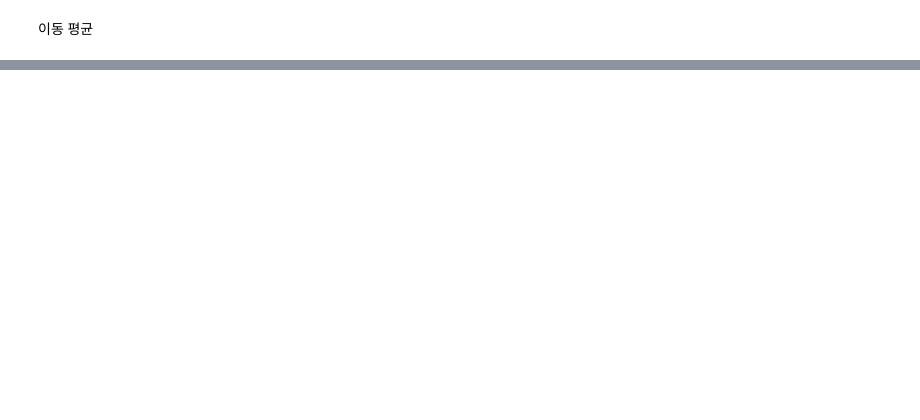
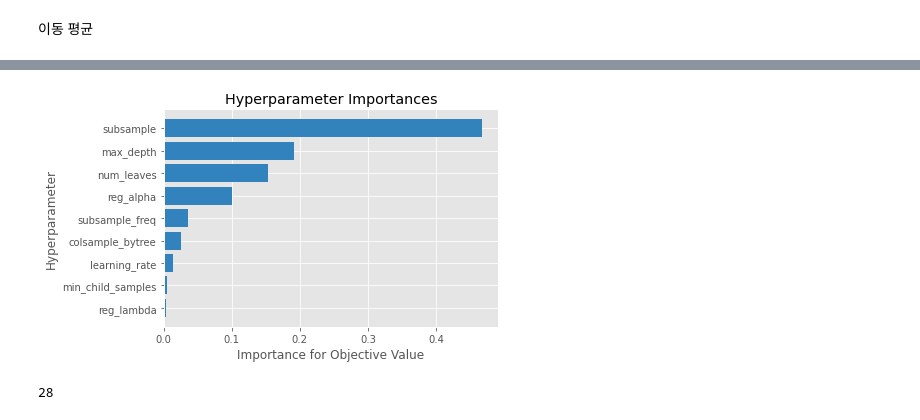
Before and after one commit to pobredward/jeju-speciality-price-prediction, a Jupyter notebook: code.ipynb, the cells around one changed output, grey strips where cells are left out. Cells and saved outputs as stored; diff of their text form; code cells hidden in the pictures; blank space fills up the shorter version.

```diff
--- a/code.ipynb
+++ b/code.ipynb
@@ -211,0 +228,8 @@ def lgb_objective(trial: Trial) -> float:
+# %%
+optuna.visualization.matplotlib.plot_param_importances(lgb_study);
+# %% [output]
+[figure, added]
+# %%
+len(val_dataset)
+# %% [output]
+28
```
Also changed, not shown: parts of 29 cells of this notebook.
